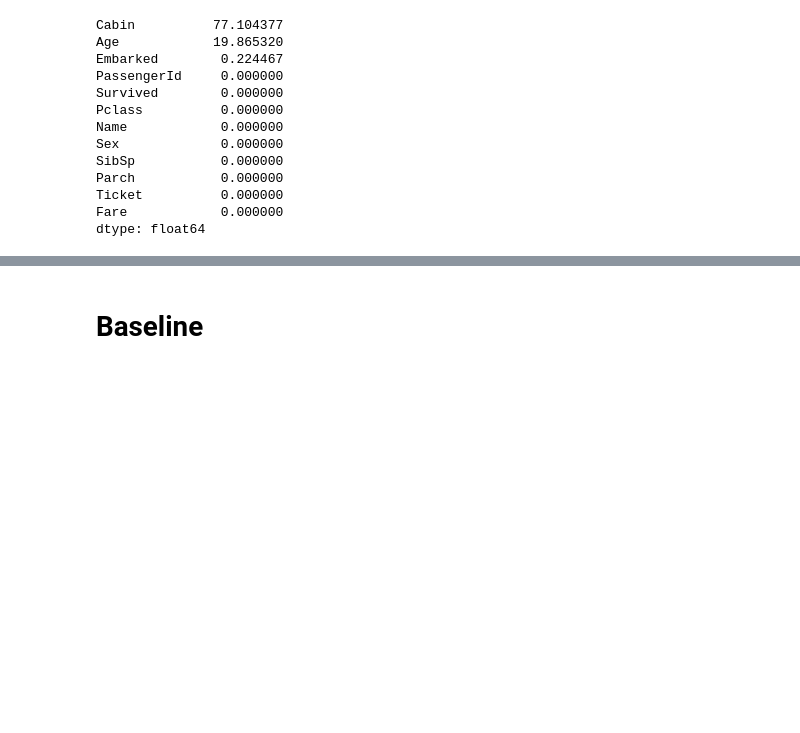
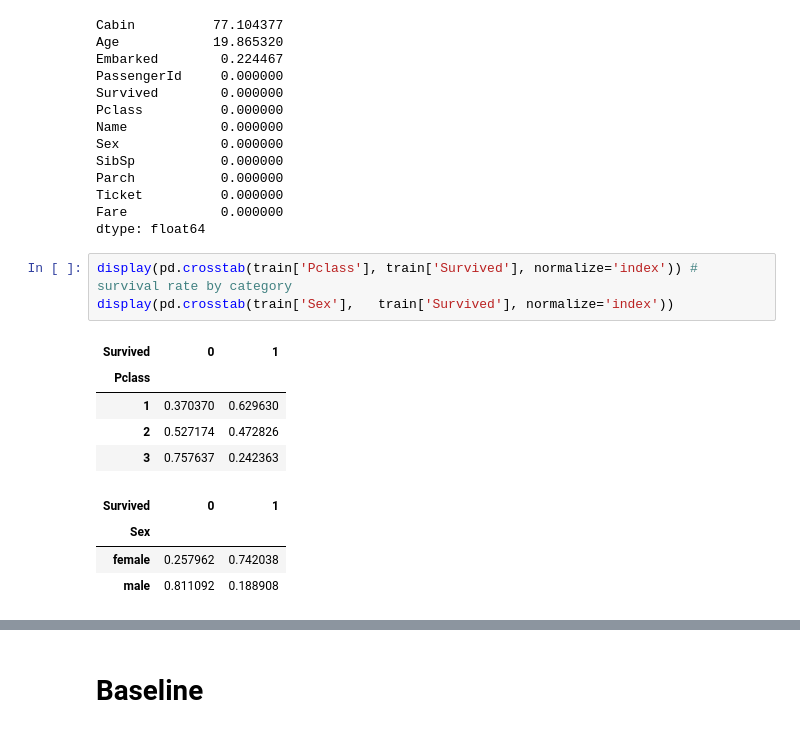
Before and after one commit to mariabilichenk0/kaggle, a Jupyter notebook: titanic/rf_sklearn.ipynb, the cells around one changed output, grey strips where cells are left out. Saved outputs shown, nothing was run; the diff lists cells and outputs as text; blank space fills up the shorter version.

```diff
--- a/titanic/rf_sklearn.ipynb
+++ b/titanic/rf_sklearn.ipynb
@@ -100,4 +99,17 @@ Parch           0.000000
 Ticket          0.000000
 Fare            0.000000
 dtype: float64
+# %%
+display(pd.crosstab(train['Pclass'], train['Survived'], normalize='index')) # survival rate by category
+display(pd.crosstab(train['Sex'],   train['Survived'], normalize='index'))
+# %% [output]
+| Survived | 0 | 1 |
+| Pclass |  |  |
+| 1 | 0.370370 | 0.629630 |
+| 2 | 0.527174 | 0.472826 |
+| 3 | 0.757637 | 0.242363 |
+| Survived | 0 | 1 |
+| Sex |  |  |
+| female | 0.257962 | 0.742038 |
+| male | 0.811092 | 0.188908 |
 # %%
```
Also changed, not shown: parts of 5 cells of this notebook, 1 other file.
